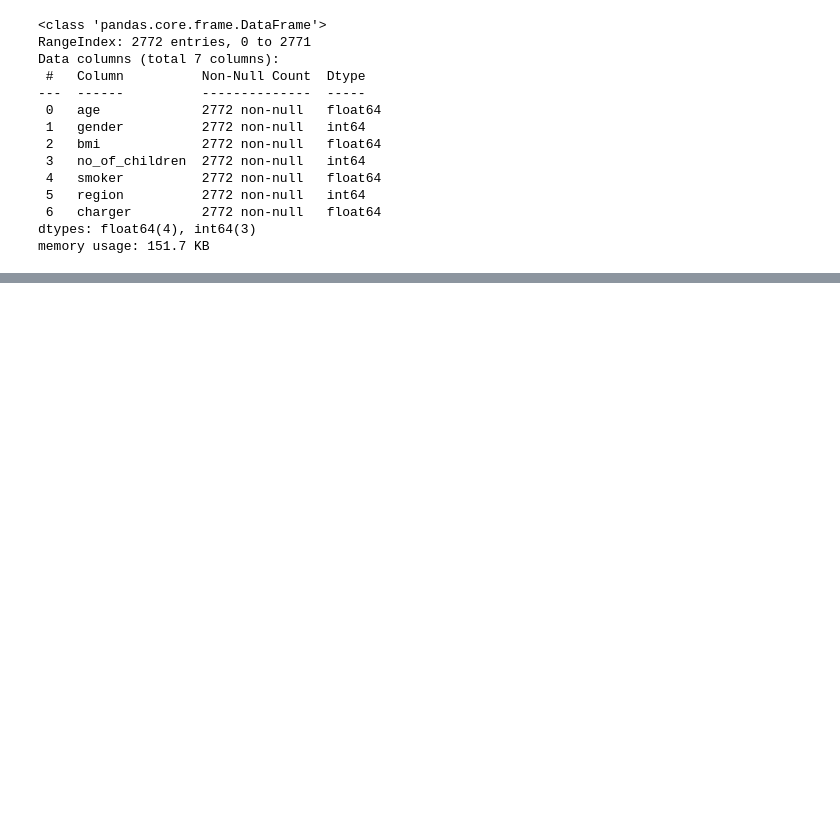
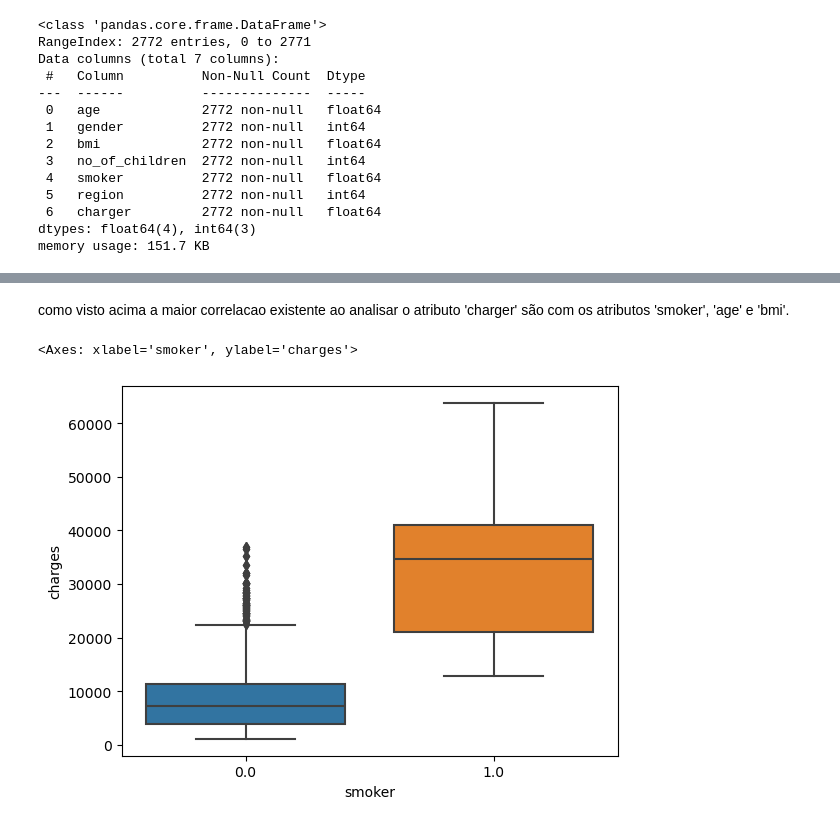
Before and after one commit to dinorahfariasc/IBMDataScience, a Jupyter notebook: data analysis with python/labs/Practice Project - Data Analysis Insurance Cost Data Set.ipynb, the cells around one changed output, grey strips where cells are left out. Saved outputs shown, nothing was run; the diff lists cells and outputs as text; code cells hidden in the pictures; blank space fills up the shorter version.

```diff
--- a/data analysis with python/labs/Practice Project - Data Analysis Insurance Cost Data Set.ipynb
+++ b/data analysis with python/labs/Practice Project - Data Analysis Insurance Cost Data Set.ipynb
@@ -169,0 +182,7 @@ df.head()
+# %% [markdown]
+como visto acima a maior correlacao existente ao analisar o atributo 'charger' são com os atributos 'smoker', 'age' e 'bmi'.
+# %%
+sns.boxplot(x='smoker', y='charges', data=df)
+# %% [output]
+<Axes: xlabel='smoker', ylabel='charges'>
+[figure, added]
```
Also changed, not shown: parts of 18 cells of this notebook.
